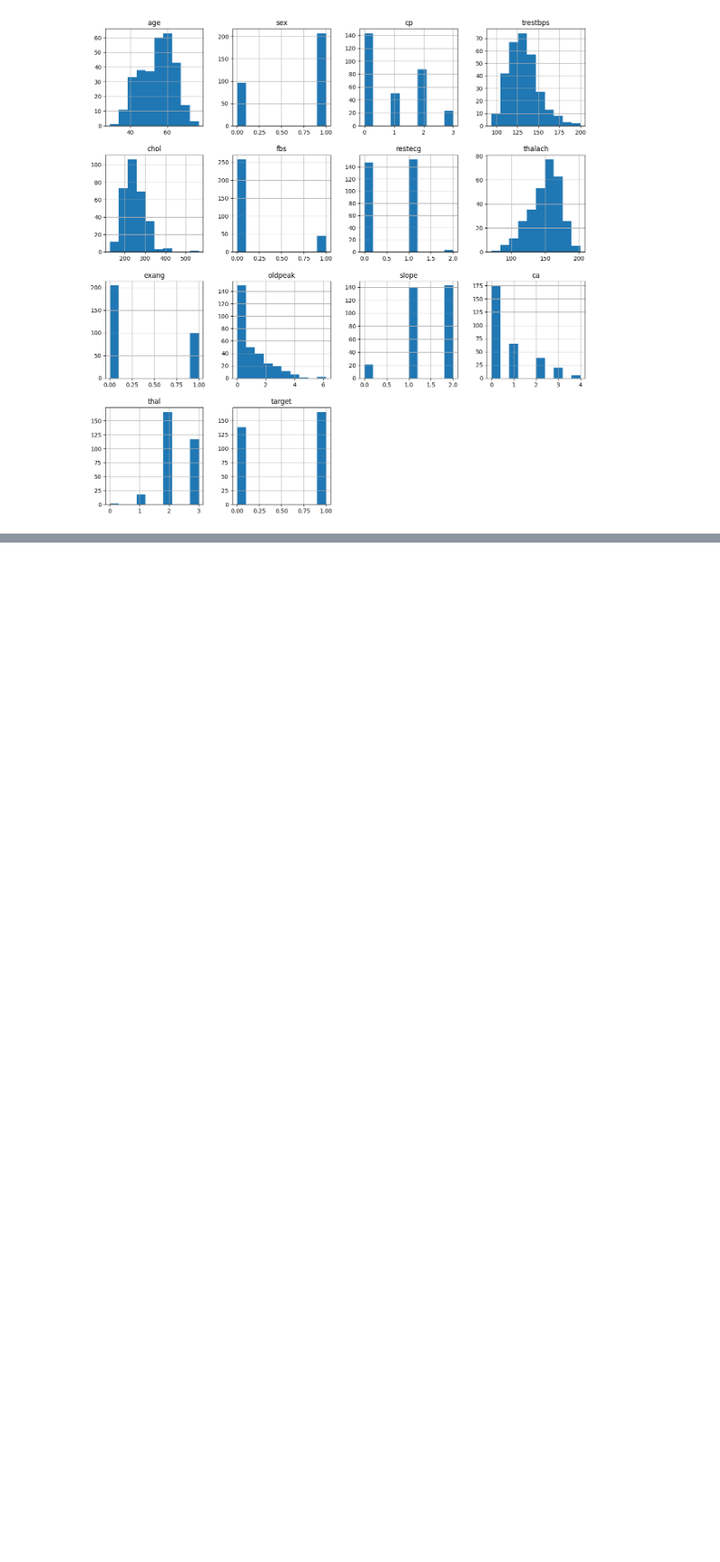
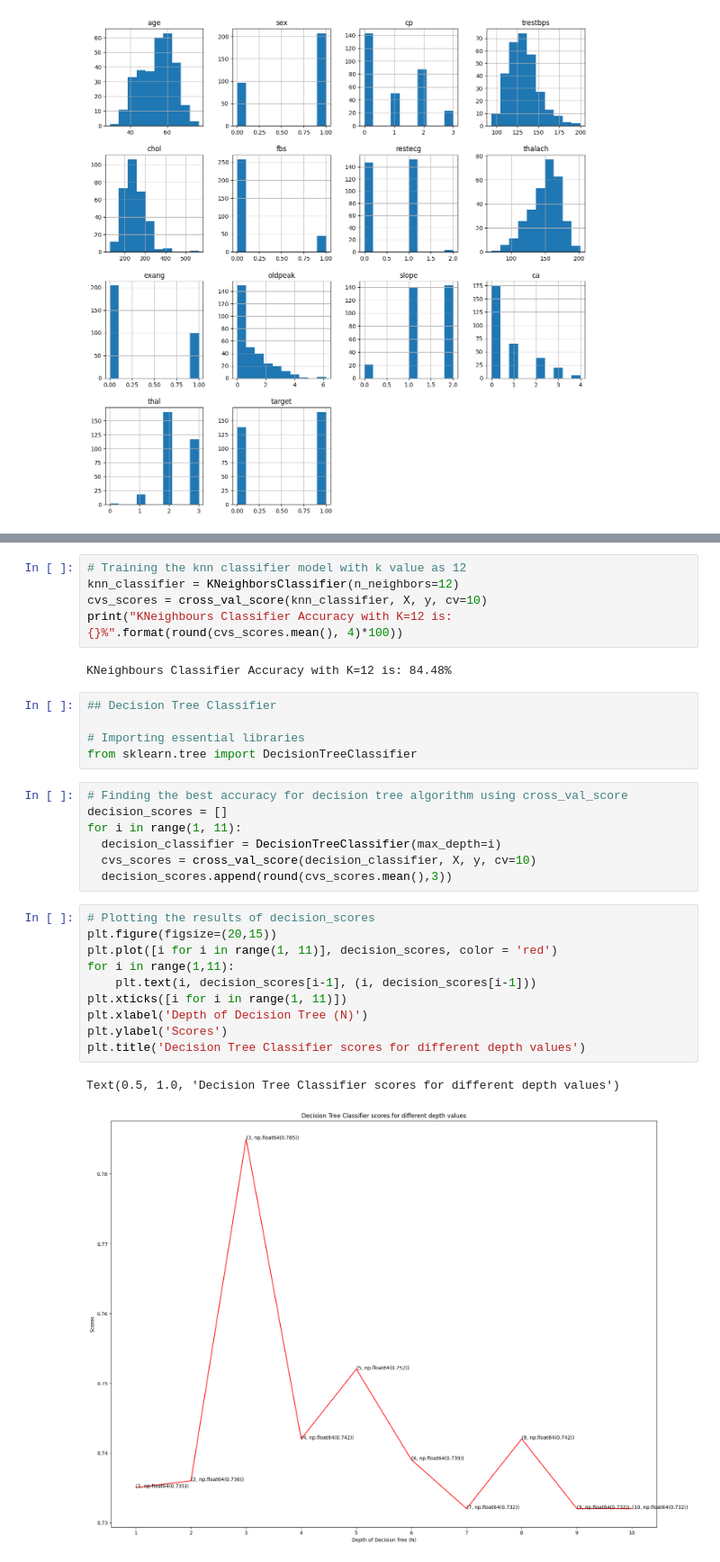
Before and after one commit to ChaitanyaBadukale777/Heart-Disease-Prediction-ML-Project, a Jupyter notebook: Heart Disease Prediction.ipynb, the cells around one changed output, grey strips where cells are left out. Shown at 90% size. Cells and saved outputs as stored; diff of their text form; blank space fills up the shorter version.

Commit message:
decision tree clasifier done

```diff
--- a/Heart Disease Prediction.ipynb
+++ b/Heart Disease Prediction.ipynb
@@ -129,0 +215,32 @@ g = df.hist(ax=ax)
+# %%
+# Training the knn classifier model with k value as 12
+knn_classifier = KNeighborsClassifier(n_neighbors=12)
+cvs_scores = cross_val_score(knn_classifier, X, y, cv=10)
+print("KNeighbours Classifier Accuracy with K=12 is: {}%".format(round(cvs_scores.mean(), 4)*100))
+# %% [output]
+KNeighbours Classifier Accuracy with K=12 is: 84.48%
+# %%
+## Decision Tree Classifier
+
+# Importing essential libraries
+from sklearn.tree import DecisionTreeClassifier
+# %%
+# Finding the best accuracy for decision tree algorithm using cross_val_score
+decision_scores = []
+for i in range(1, 11):
+  decision_classifier = DecisionTreeClassifier(max_depth=i)
+  cvs_scores = cross_val_score(decision_classifier, X, y, cv=10)
+  decision_scores.append(round(cvs_scores.mean(),3))
+# %%
+# Plotting the results of decision_scores
+plt.figure(figsize=(20,15))
+plt.plot([i for i in range(1, 11)], decision_scores, color = 'red')
+for i in range(1,11):
+    plt.text(i, decision_scores[i-1], (i, decision_scores[i-1]))
+plt.xticks([i for i in range(1, 11)])
+plt.xlabel('Depth of Decision Tree (N)')
+plt.ylabel('Scores')
+plt.title('Decision Tree Classifier scores for different depth values')
+# %% [output]
+Text(0.5, 1.0, 'Decision Tree Classifier scores for different depth values')
+[figure, added]
```
Also changed, not shown: parts of 10 cells of this notebook.
